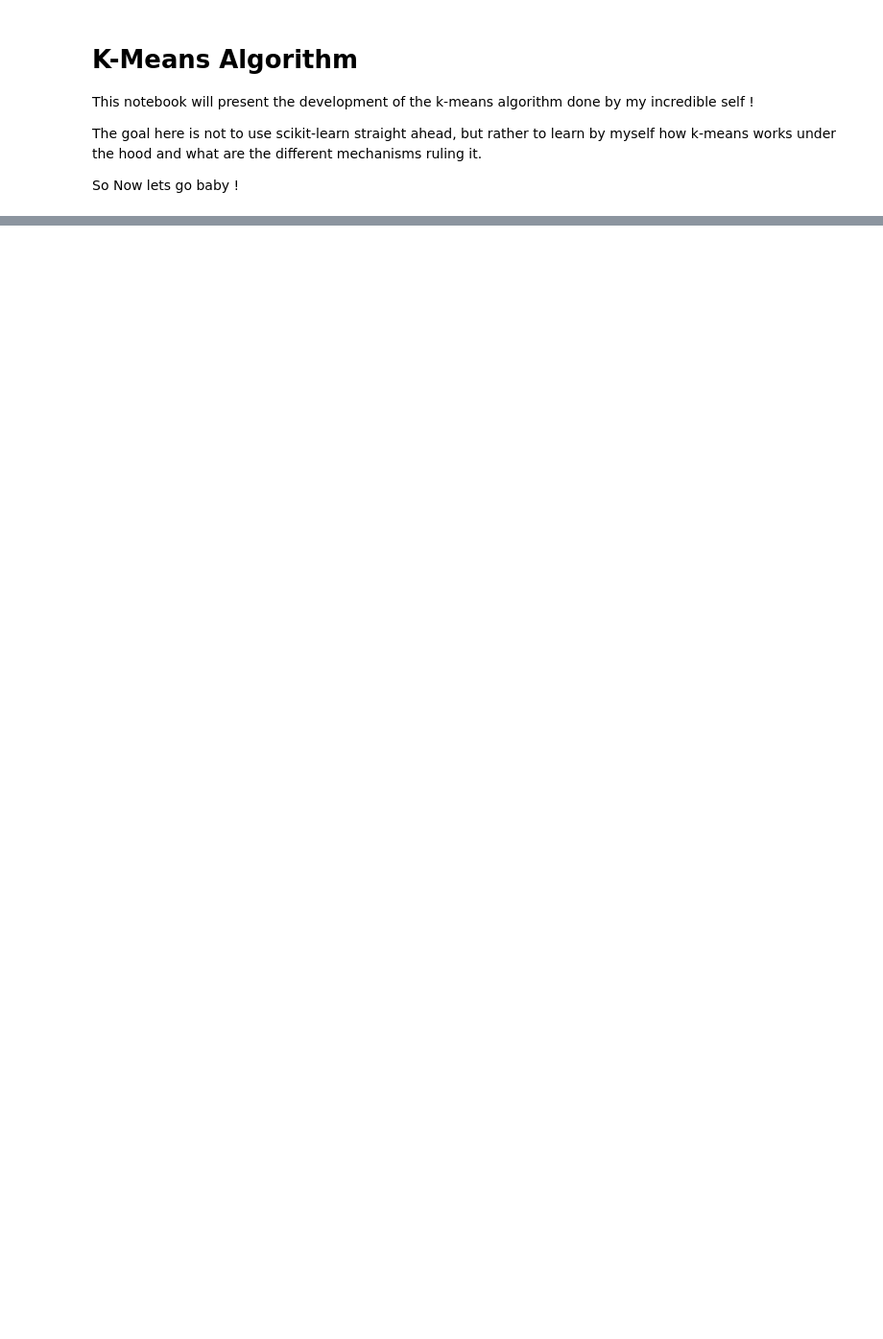
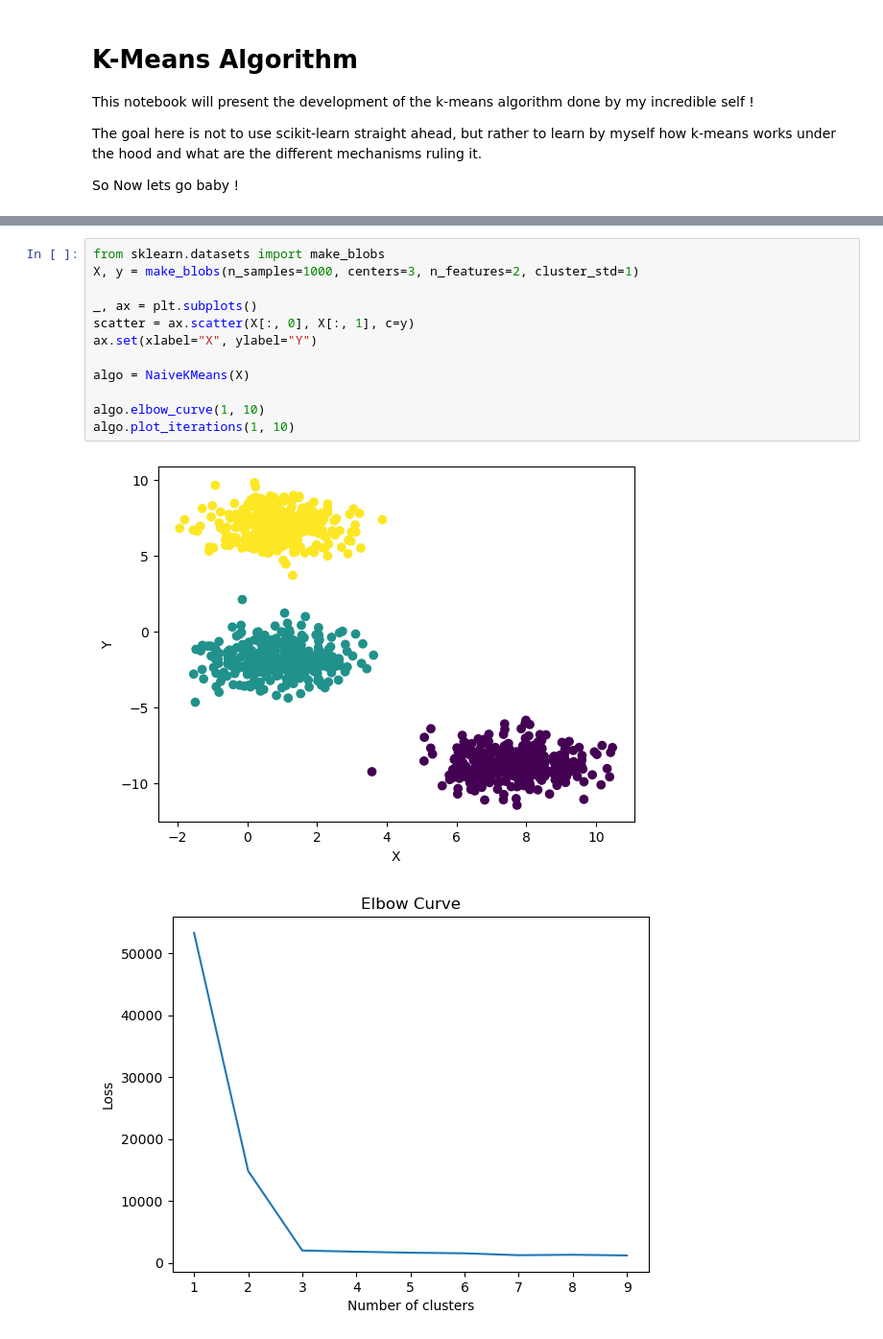
Before and after one commit to kerryghan-relot/LMU_TP-k-means-clustering-algorithm, a Jupyter notebook: k-means development.ipynb, the cells around one changed output, grey strips where cells are left out. Shown at 96% size. Cells and saved outputs as stored; diff of their text form; blank space fills up the shorter version.

```diff
--- a/k-means development.ipynb
+++ b/k-means development.ipynb
@@ -109,0 +152,15 @@ Distance euclidienne : 4.0
+# %%
+from sklearn.datasets import make_blobs
+X, y = make_blobs(n_samples=1000, centers=3, n_features=2, cluster_std=1)
+
+_, ax = plt.subplots()
+scatter = ax.scatter(X[:, 0], X[:, 1], c=y)
+ax.set(xlabel="X", ylabel="Y")
+
+algo = NaiveKMeans(X)
+
+algo.elbow_curve(1, 10)
+algo.plot_iterations(1, 10)
+# %% [output]
+[figure, added]
+[figure, added]
```
Also changed, not shown: parts of 4 cells of this notebook, 2 other files.
